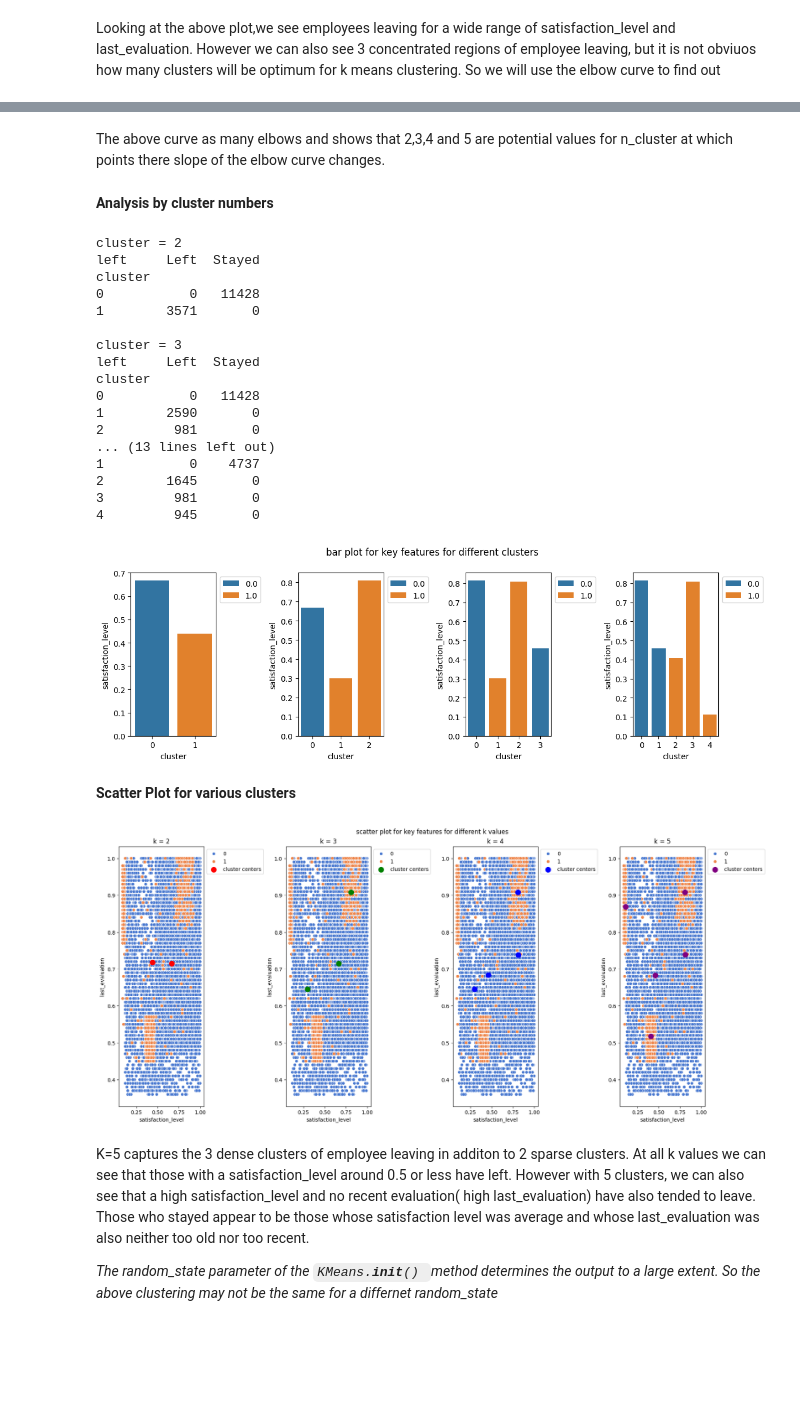
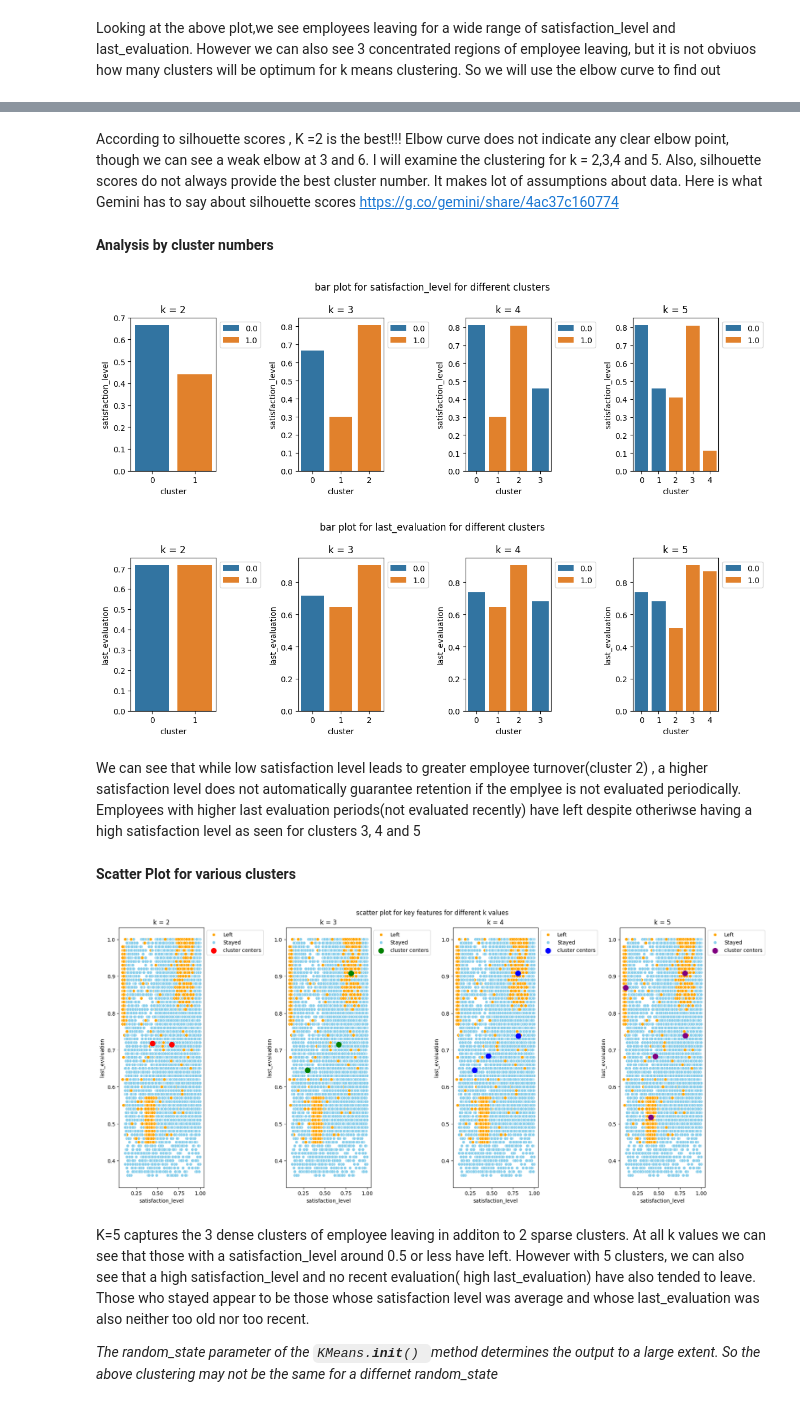
Before and after one commit to tksundar/employee_turnover, a Jupyter notebook: employee_turnover.ipynb, the cells around one changed output, grey strips where cells are left out. Drawn from its saved outputs; the diff is of its cells as text; code cells hidden in the pictures; blank space fills up the shorter version.

```diff
--- a/employee_turnover.ipynb
+++ b/employee_turnover.ipynb
@@ -309,5 +311,5 @@ plt.show()
 # %% [markdown]
-The above curve as many  elbows and shows that 2,3,4 and 5 are potential values for n_cluster at which points there slope of the elbow curve changes.
+According to silhouette scores , K =2 is the best!!! Elbow curve does not indicate any clear elbow point, though we can see a weak elbow at 3 and 6. I will examine the clustering for k = 2,3,4 and 5. Also, silhouette scores do not always provide the best cluster number. It makes lot of assumptions about data. Here is what Gemini has to say about silhouette scores https://g.co/gemini/share/4ac37c160774
 # %% [markdown]
 **Analysis by cluster numbers**
 # %%
@@ -315,69 +317,64 @@ The above curve as many  elbows and shows that 2,3,4 and 5 are potential values
 df = hr_data.loc[:,['satisfaction_level','last_evaluation','left']]
 k_values = [2,3,4,5]
 
-fig,axes = plt.subplots(1,len(k_values),figsize=(12,4),layout='tight')
+def plotbar(y):
+  fig,axes = plt.subplots(1,len(k_values),figsize=(12,4),layout='tight')
 
-for i,k in enumerate(k_values):
-  km = KMeans(n_clusters=k,random_state=42)
-  km.fit(df)
-  df['cluster'] = km.predict(df)
-  df_cluster_wise = df.groupby('cluster').mean()
-  df_ = df.copy(deep = True)
-  df_['left'] = df_['left'].apply(lambda x: 'Stayed' if x==0 else 'Left')
-  freq = pd.crosstab(df_['cluster'],df_['left'])
-  print(f'cluster = {k}')
-  print('{}\n'.format(freq))
-  bars = sns.barplot(data = df_cluster_wise,x='cluster',y='satisfaction_level',hue='left',ax=axes[i])
-  bars.legend(loc='upper left', bbox_to_anchor=(1, 1))
-plt.suptitle('bar plot for key features for different clusters')
-plt.show()
-print()
+  for i,k in enumerate(k_values):
+      km = KMeans(n_clusters=k,random_state=42)
+      km.fit(df)
+      df['cluster'] = km.predict(df)
+      df_cluster_wise = df.groupby('cluster').mean()
+      df_ = df.copy(deep = True)
+      df_['left'] = df_['left'].apply(lambda x: 'Stayed' if x==0 else 'Left')
+      # freq = pd.crosstab(df_['cluster'],df_['left'])
+      # print(f'cluster = {k}')
+      # print('{}\n'.format(freq))
+      bars = sns.barplot(data = df_cluster_wise,x='cluster',y=y ,hue='left',ax=axes[i])
+      bars.legend(loc='upper left', bbox_to_anchor=(1, 1))
+      bars.set_title(f'k = {k}')
+  plt.suptitle(f'bar plot for {y} for different clusters')
+  plt.show()
+
+plotbar('satisfaction_level')
+plotbar('last_evaluation')
 # %% [output]
-cluster = 2
-left     Left  Stayed
-cluster
-0           0   11428
-1        3571       0
-
-cluster = 3
-left     Left  Stayed
-cluster
-0           0   11428
-1        2590       0
-2         981       0
-... (13 lines left out)
-1           0    4737
-2        1645       0
-3         981       0
-4         945       0
-[figure, old version]
+[figure, new version]
+[figure, added]
+# %% [markdown]
+We can see that while low satisfaction level leads to greater employee turnover(cluster 2) , a higher satisfaction level does not automatically guarantee retention if the emplyee is not evaluated periodically. Employees with higher last evaluation periods(not evaluated recently) have left despite otheriwse having a high satisfaction level as seen for clusters 3, 4 and 5
 # %% [markdown]
 **Scatter Plot for various clusters**
 # %%
 
 from sklearn.metrics import silhouette_score
 from warnings import simplefilter
 # ignore all warnings
 simplefilter(action='ignore')
 
 df = hr_data.loc[:,['satisfaction_level','last_evaluation','left']]
 k_values = [2,3,4,5]
 fig,axes = plt.subplots(1,len(k_values),figsize=(18,8),layout='constrained')
 colors = ['red','green','blue','purple']
 for i,k in enumerate(k_values):
   km = KMeans(n_clusters=k,random_state=42)
   km.fit(df)
   df['cluster'] = km.predict(df)
   s_score = silhouette_score(df,km.labels_)
   cluster_centers = km.cluster_centers_
-  axe = sns.scatterplot(data=df,x='satisfaction_level',y='last_evaluation',hue='left',ax=axes[i], palette = sns.color_palette("muted") )
+  new_df = pd.DataFrame(df)
+  new_df['left'] = df['left'].apply(lambda x: 'Left' if x==1 else 'Stayed')
+  axe = sns.scatterplot(data=new_df,x='satisfaction_level',y='last_evaluation',hue='left',ax=axes[i], palette = ['orange','skyblue'])
+  axe.set_title(f'k = {k}')
+  axe.set_xlabel('satisfaction_level')
+  axe.set_ylabel('last_evaluation')
   axe.scatter(cluster_centers[:,0],cluster_centers[:,1],marker='o',s=100,c=colors[i],label= 'cluster centers')
   axe.legend(loc='upper left', bbox_to_anchor=(1, 1))
   axe.set_title(f'k = {k}')
 plt.suptitle('scatter plot for key features for different k values')
 plt.show()
 # %% [output]
-[figure, old version]
+[figure, new version]
 # %% [markdown]
 K=5 captures the 3 dense clusters of employee leaving in additon to 2 sparse clusters. At all k values we can see that those with a satisfaction_level around 0.5 or less have left. However with 5 clusters, we can also see that a high satisfaction_level and no recent evaluation( high last_evaluation) have also tended to leave. Those who stayed appear to be those whose satisfaction level was average and whose last_evaluation was also neither too old nor too recent.
 
```
Also changed, not shown: parts of 11 cells of this notebook.
